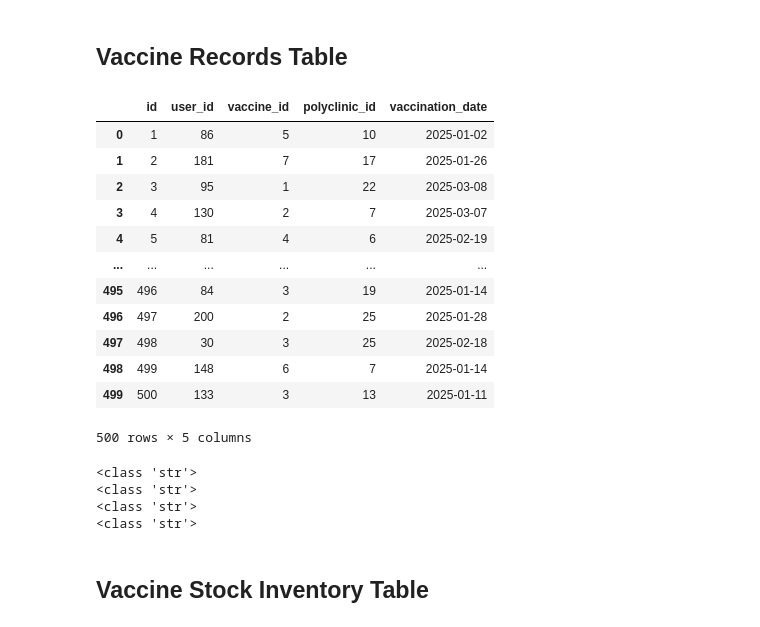
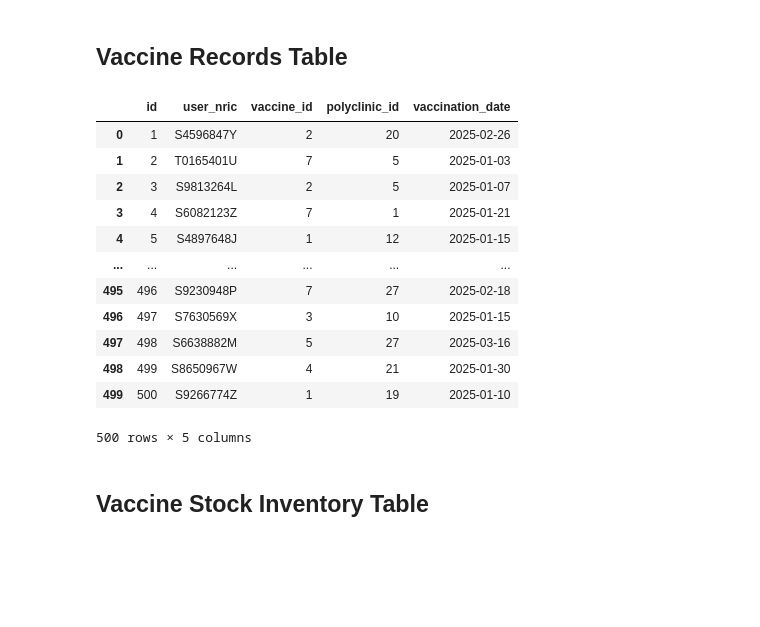
Before and after one commit to 0Upjh80d/agents, a Jupyter notebook: notebooks/genarate_database.ipynb, the cells around one changed output. Saved outputs shown, nothing was run; the diff lists cells and outputs as text; code cells hidden in the pictures; blank space fills up the shorter version.

```diff
--- a/notebooks/genarate_database.ipynb
+++ b/notebooks/genarate_database.ipynb
@@ -63,0 +57,35 @@ display(users_df)
+# %%
+# Users Table
+users_data = {
+    "name": [fake.name() for _ in range(200)],
+}
+
+# Generate other attributes
+users_data["date_of_birth"] = [
+    fake.date_of_birth(minimum_age=18, maximum_age=80) for _ in range(200)
+]
+users_data["gender"] = [
+    fake.random_element(elements=["Male", "Female"]) for _ in range(200)
+]
+
+# Generate nric based on date of birth
+dob_list = users_data["date_of_birth"]
+users_data["nric"] = [generate_nric(dob) for dob in dob_list]  # Fixed function call
+
+users_data["email"] = [generate_email(name) for name in users_data["name"]]
+
+users_df = pd.DataFrame(users_data)
+# Reorder columns
+column_order = ["nric", "name", "email", "date_of_birth", "gender"]
+users_df = users_df[column_order]
+
+# Verify all nrics match the expected pattern
+if all(re.fullmatch(nric_regex, nric) for nric in users_df["nric"]):
+    print("All nrics match the expected format.")
+else:
+    print("Some nrics do not match the expected format.")
+    print(
+        users_df.loc[~users_df["nric"].str.match(nric_regex), ["nric"]]
+    )  # Show incorrect nrics
+
+display(users_df)
@@ -271,42 +295,28 @@ Name: count, dtype: int64
 # %%
 # Vaccine Records Table
 vaccine_records_data = {
     "id": [i for i in range(1, 501)],
-    "user_id": [random.choice(users_data["id"]) for _ in range(500)],
+    "user_nric": [random.choice(users_data["nric"]) for _ in range(500)],
     "vaccine_id": [random.choice(vaccines_data["id"]) for _ in range(500)],
     "polyclinic_id": [random.choice(polyclinics_data["id"]) for _ in range(500)],
     "vaccination_date": [fake.date_this_year() for _ in range(500)],
 }
 vaccine_records_df = pd.DataFrame(vaccine_records_data)
-vaccine_records_df["id"] = vaccine_records_df["id"].astype(str)
-vaccine_records_df["user_id"] = vaccine_records_df["user_id"].astype(str)
-vaccine_records_df["vaccine_id"] = vaccine_records_df["vaccine_id"].astype(str)
-vaccine_records_df["polyclinic_id"] = vaccine_records_df["polyclinic_id"].astype(str)
 display(vaccine_records_df)
 # %% [output]
-|  | id | user_id | vaccine_id | polyclinic_id | vaccination_date |
-| 0 | 1 | 86 | 5 | 10 | 2025-01-02 |
-| 1 | 2 | 181 | 7 | 17 | 2025-01-26 |
-| 2 | 3 | 95 | 1 | 22 | 2025-03-08 |
-| 3 | 4 | 130 | 2 | 7 | 2025-03-07 |
-| 4 | 5 | 81 | 4 | 6 | 2025-02-19 |
+|  | id | user_nric | vaccine_id | polyclinic_id | vaccination_date |
+| 0 | 1 | S4596847Y | 2 | 20 | 2025-02-26 |
+| 1 | 2 | T0165401U | 7 | 5 | 2025-01-03 |
+| 2 | 3 | S9813264L | 2 | 5 | 2025-01-07 |
+| 3 | 4 | S6082123Z | 7 | 1 | 2025-01-21 |
+| 4 | 5 | S4897648J | 1 | 12 | 2025-01-15 |
 | ... | ... | ... | ... | ... | ... |
-| 495 | 496 | 84 | 3 | 19 | 2025-01-14 |
-| 496 | 497 | 200 | 2 | 25 | 2025-01-28 |
-| 497 | 498 | 30 | 3 | 25 | 2025-02-18 |
-| 498 | 499 | 148 | 6 | 7 | 2025-01-14 |
-| 499 | 500 | 133 | 3 | 13 | 2025-01-11 |
+| 495 | 496 | S9230948P | 7 | 27 | 2025-02-18 |
+| 496 | 497 | S7630569X | 3 | 10 | 2025-01-15 |
+| 497 | 498 | S6638882M | 5 | 27 | 2025-03-16 |
+| 498 | 499 | S8650967W | 4 | 21 | 2025-01-30 |
+| 499 | 500 | S9266774Z | 1 | 19 | 2025-01-10 |
 500 rows × 5 columns
-# %%
-print(type(vaccine_records_df.iloc[0]["id"]))
-print(type(vaccine_records_df.iloc[0]["user_id"]))
-print(type(vaccine_records_df.iloc[0]["vaccine_id"]))
-print(type(vaccine_records_df.iloc[0]["polyclinic_id"]))
-# %% [output]
-<class 'str'>
-<class 'str'>
-<class 'str'>
-<class 'str'>
 # %% [markdown]
 ## Vaccine Stock Inventory Table
 # %%
```
Also changed, not shown: parts of 10 cells of this notebook.
